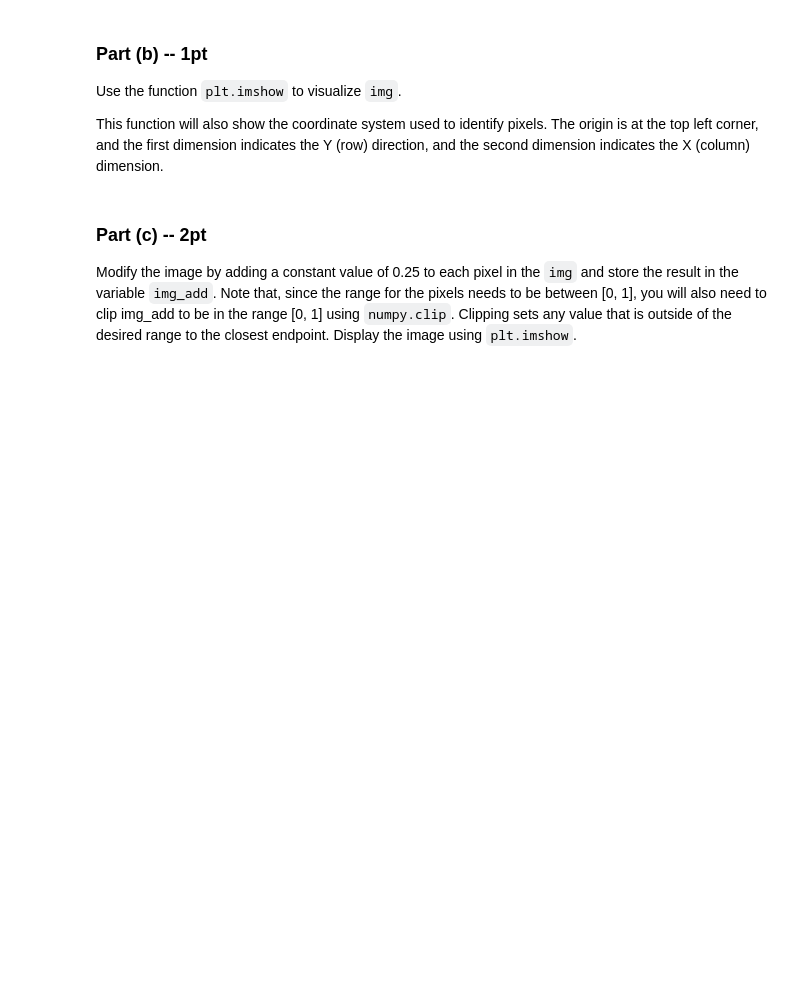
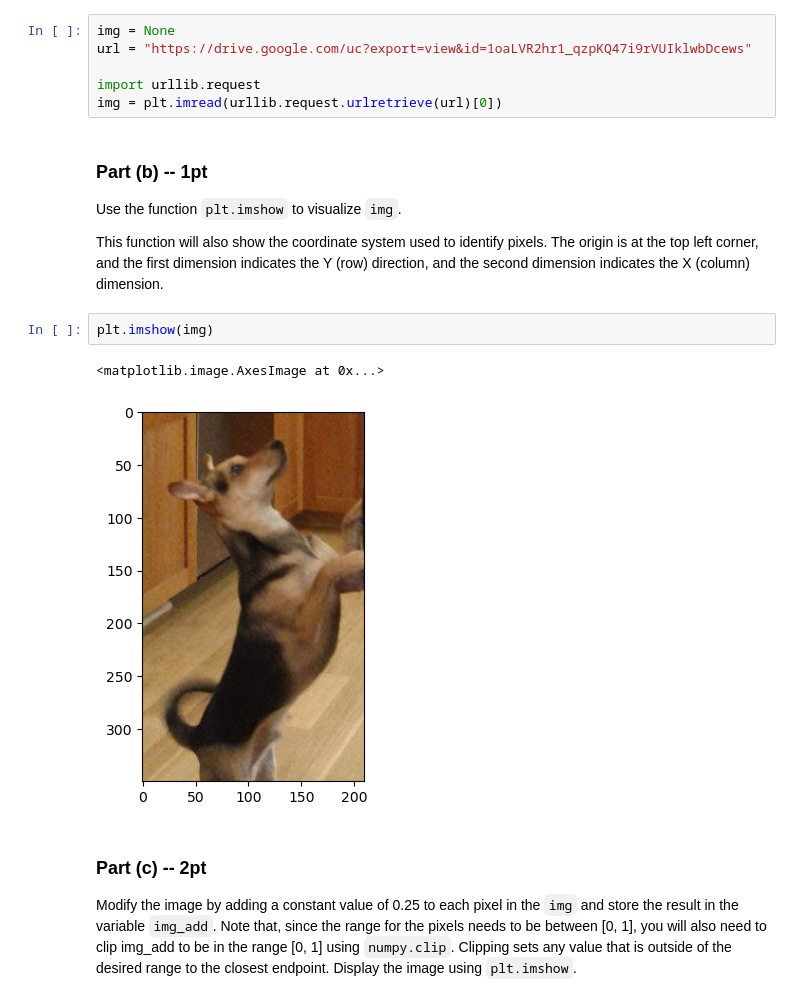
Before and after one commit to Samantha-Hossain/APS360, a Jupyter notebook: Lab1.ipynb, the cells around one changed output. Drawn from its saved outputs; the diff is of its cells as text; blank space fills up the shorter version.

```diff
--- a/Lab1.ipynb
+++ b/Lab1.ipynb
@@ -359,3 +358,9 @@ img = None
+# %%
+img = None
+url = "https://drive.google.com/uc?export=view&id=1oaLVR2hr1_qzpKQ47i9rVUIklwbDcews"
+
+import urllib.request
+img = plt.imread(urllib.request.urlretrieve(url)[0])
 # %% [markdown]
 ### Part (b) -- 1pt
 
@@ -364,6 +369,11 @@ Use the function `plt.imshow` to visualize `img`.
 This function will also show the coordinate system used to identify pixels.
 The origin is at the top left corner, and the first dimension indicates the Y (row) direction,
 and the second dimension indicates the X (column) dimension.
+# %%
+plt.imshow(img)
+# %% [output]
+<matplotlib.image.AxesImage at 0x...>
+[figure, added]
 # %% [markdown]
 ### Part (c) -- 2pt
 
```
Also changed, not shown: parts of 5 cells of this notebook.
